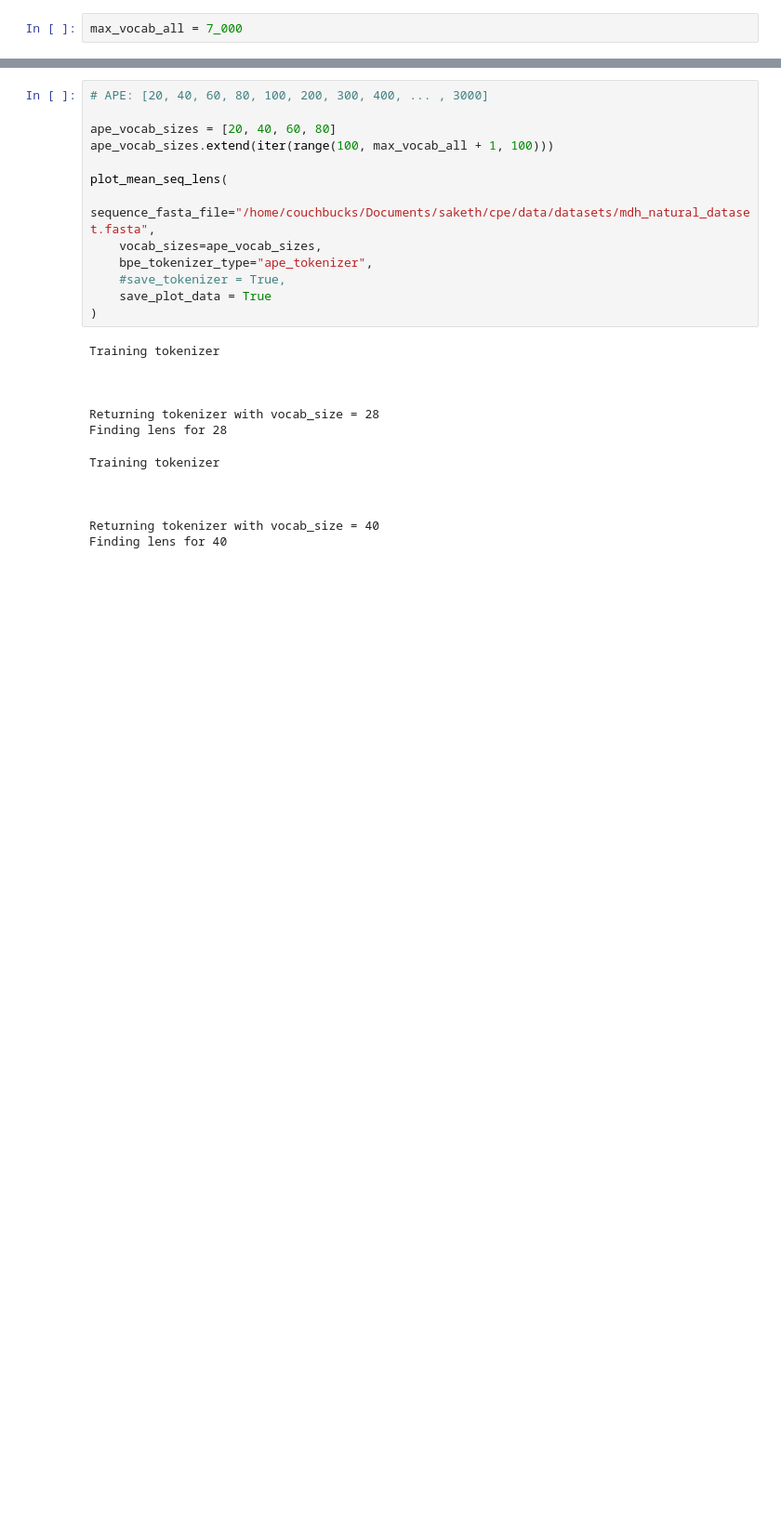
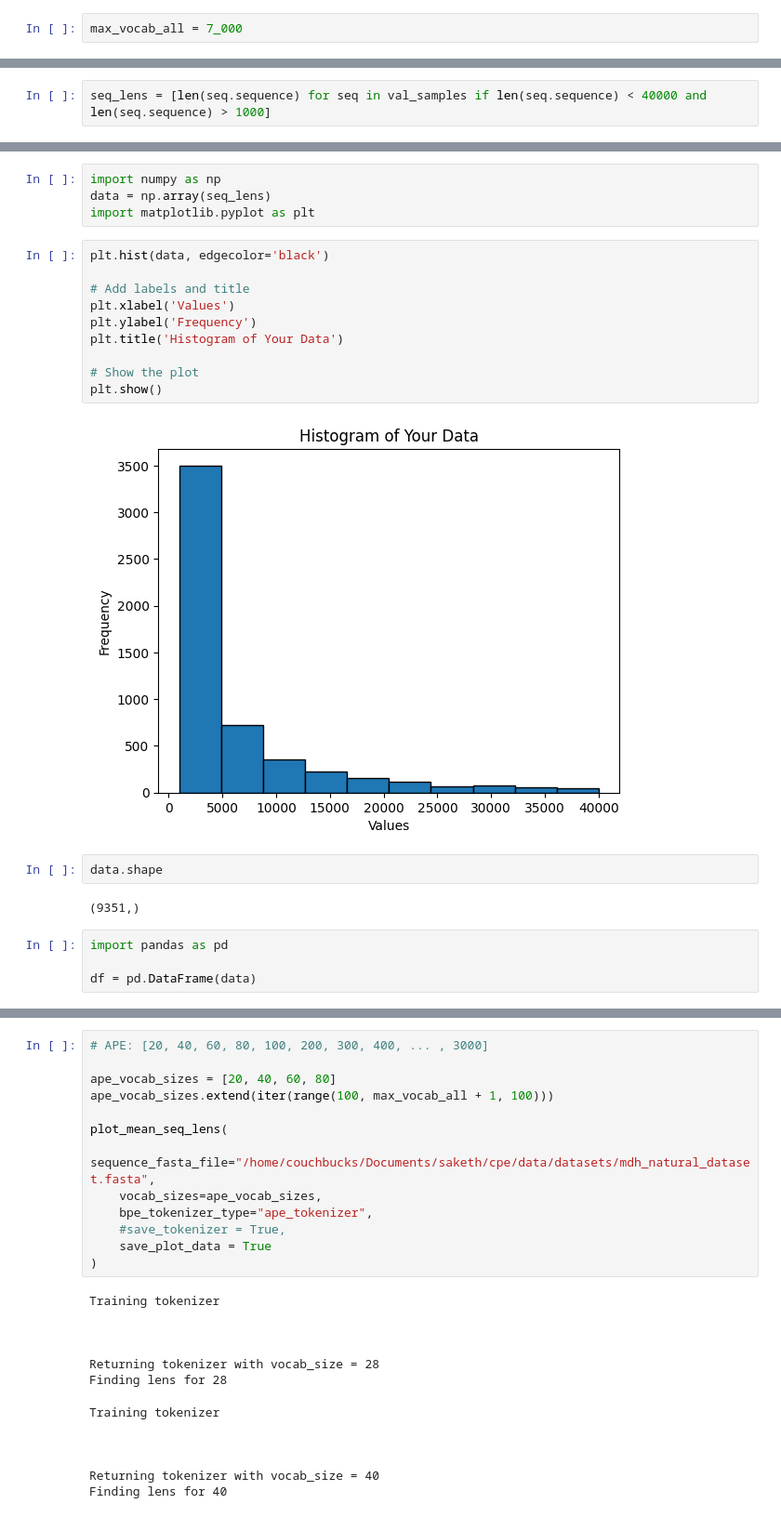
Before and after one commit to sakethramakrishnan/cpe, a Jupyter notebook: cpe/determining_tokenizer.ipynb, the cells around one changed output, grey strips where cells are left out. Shown at 93% size. Saved outputs shown, nothing was run; the diff lists cells and outputs as text; blank space fills up the shorter version.

```diff
--- a/cpe/determining_tokenizer.ipynb
+++ b/cpe/determining_tokenizer.ipynb
@@ -525,0 +778,2 @@ Finding lens for 1000
+# %%
+seq_lens = [len(seq.sequence) for seq in val_samples if len(seq.sequence) < 40000 and len(seq.sequence) > 1000]
@@ -525,0 +784,24 @@ Finding lens for 1000
+# %%
+import numpy as np
+data = np.array(seq_lens)
+import matplotlib.pyplot as plt
+# %%
+plt.hist(data, edgecolor='black')
+
+# Add labels and title
+plt.xlabel('Values')
+plt.ylabel('Frequency')
+plt.title('Histogram of Your Data')
+
+# Show the plot
+plt.show()
+# %% [output]
+[figure, added]
+# %%
+data.shape
+# %% [output]
+(9351,)
+# %%
+import pandas as pd
+
+df = pd.DataFrame(data)
```
Also changed, not shown: parts of 22 cells of this notebook, 2 other files.
